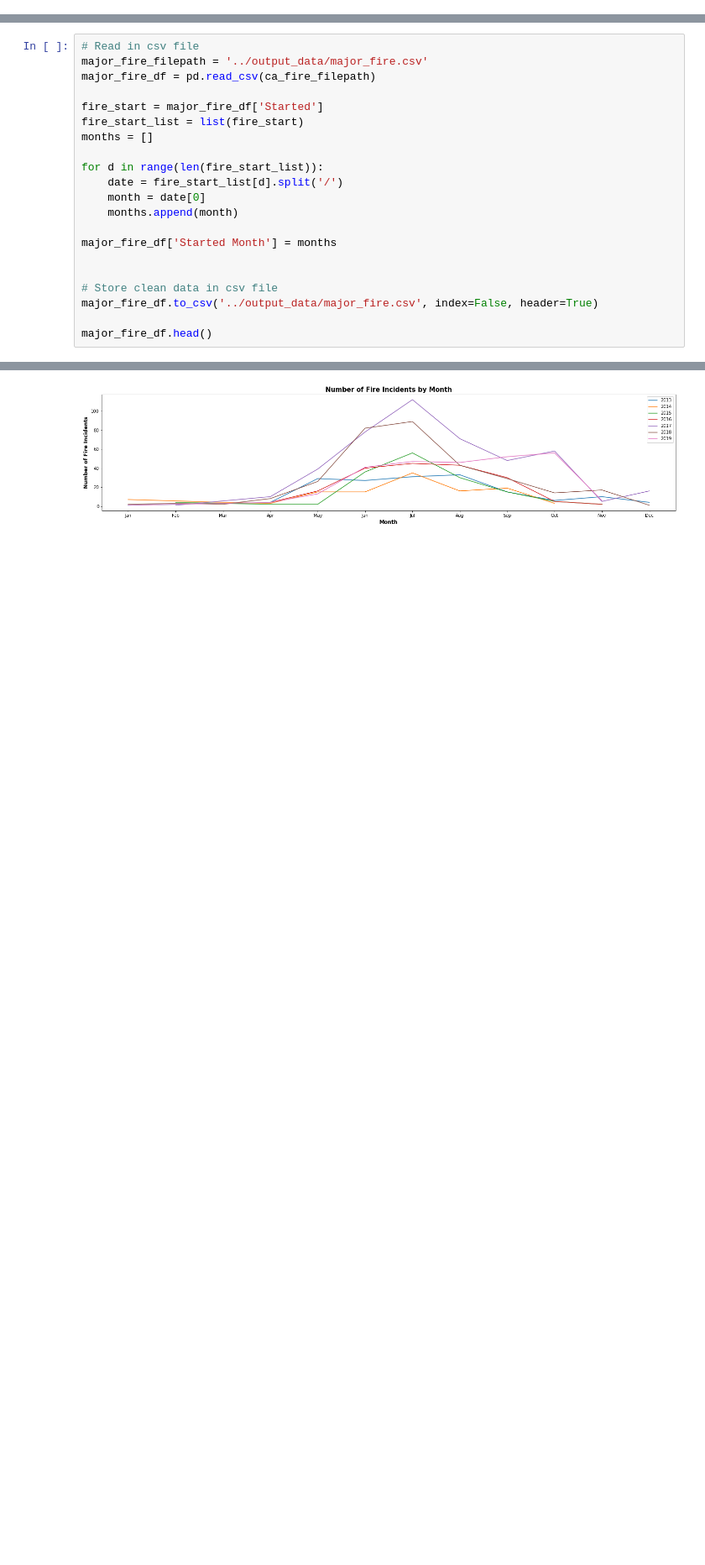
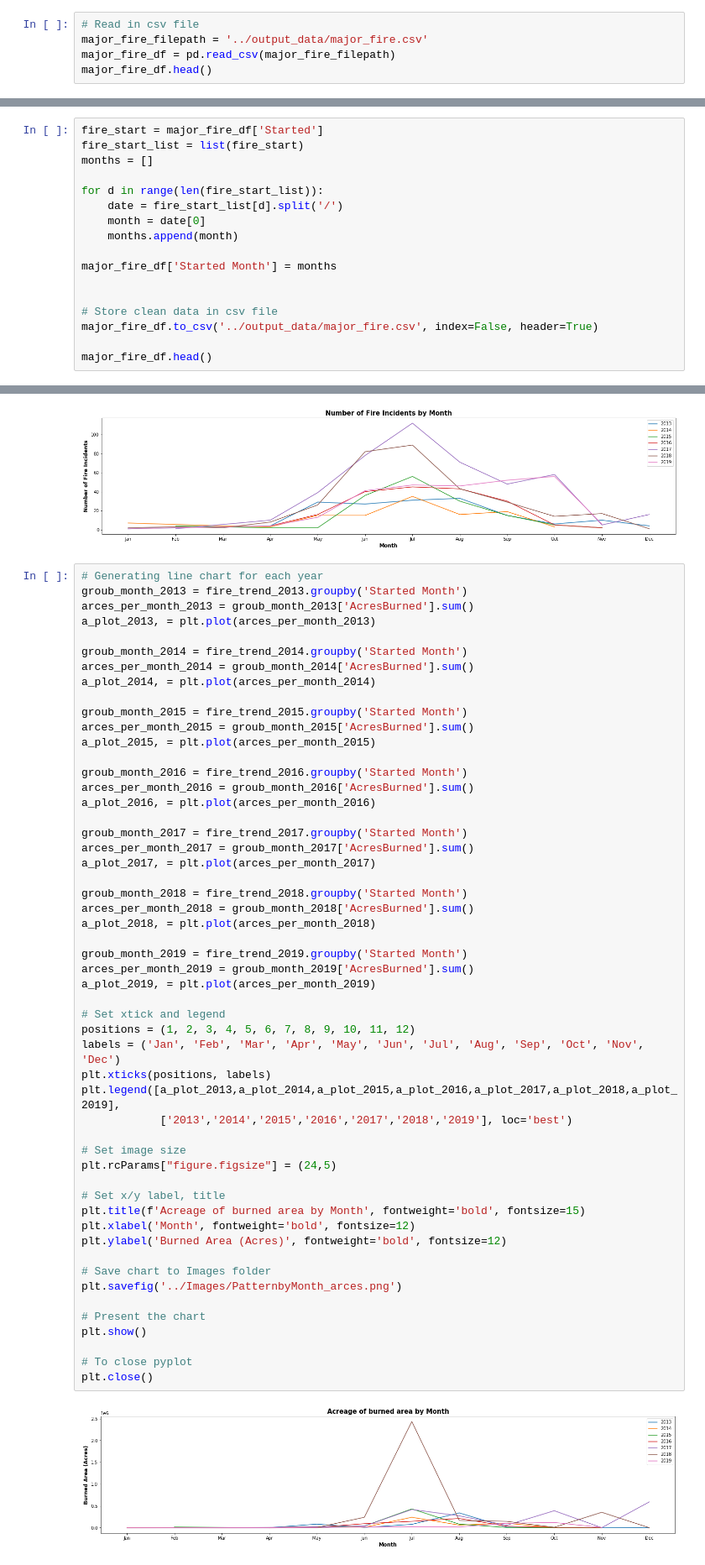
Before and after one commit to jump8621/data-project-I, a Jupyter notebook: ab/by_month/byMonth.ipynb, the cells around one changed output, grey strips where cells are left out. Shown at 84% size. Saved outputs shown, nothing was run; the diff lists cells and outputs as text; blank space fills up the shorter version.

```diff
--- a/ab/by_month/byMonth.ipynb
+++ b/ab/by_month/byMonth.ipynb
@@ -11,3 +11,8 @@ from scipy.stats import linregress
 
 import warnings
 warnings.filterwarnings('ignore')
+# %%
+# Read in csv file
+major_fire_filepath = '../output_data/major_fire.csv'
+major_fire_df = pd.read_csv(major_fire_filepath)
+major_fire_df.head()
@@ -14,8 +29,4 @@ warnings.filterwarnings('ignore')
 # %%
-# Read in csv file
-major_fire_filepath = '../output_data/major_fire.csv'
-major_fire_df = pd.read_csv(ca_fire_filepath)
-
 fire_start = major_fire_df['Started']
 fire_start_list = list(fire_start)
 months = []
@@ -99,3 +110,58 @@ plt.show()
 plt.close()
 # %% [output]
 [figure]
+# %%
+# Generating line chart for each year
+groub_month_2013 = fire_trend_2013.groupby('Started Month')
+arces_per_month_2013 = groub_month_2013['AcresBurned'].sum()
+a_plot_2013, = plt.plot(arces_per_month_2013)
+
+groub_month_2014 = fire_trend_2014.groupby('Started Month')
+arces_per_month_2014 = groub_month_2014['AcresBurned'].sum()
+a_plot_2014, = plt.plot(arces_per_month_2014)
+
+groub_month_2015 = fire_trend_2015.groupby('Started Month')
+arces_per_month_2015 = groub_month_2015['AcresBurned'].sum()
+a_plot_2015, = plt.plot(arces_per_month_2015)
+
+groub_month_2016 = fire_trend_2016.groupby('Started Month')
+arces_per_month_2016 = groub_month_2016['AcresBurned'].sum()
+a_plot_2016, = plt.plot(arces_per_month_2016)
+
+groub_month_2017 = fire_trend_2017.groupby('Started Month')
+arces_per_month_2017 = groub_month_2017['AcresBurned'].sum()
+a_plot_2017, = plt.plot(arces_per_month_2017)
+
+groub_month_2018 = fire_trend_2018.groupby('Started Month')
+arces_per_month_2018 = groub_month_2018['AcresBurned'].sum()
+a_plot_2018, = plt.plot(arces_per_month_2018)
+
+groub_month_2019 = fire_trend_2019.groupby('Started Month')
+arces_per_month_2019 = groub_month_2019['AcresBurned'].sum()
+a_plot_2019, = plt.plot(arces_per_month_2019)
+
+# Set xtick and legend
+positions = (1, 2, 3, 4, 5, 6, 7, 8, 9, 10, 11, 12)
+labels = ('Jan', 'Feb', 'Mar', 'Apr', 'May', 'Jun', 'Jul', 'Aug', 'Sep', 'Oct', 'Nov', 'Dec')
+plt.xticks(positions, labels)
+plt.legend([a_plot_2013,a_plot_2014,a_plot_2015,a_plot_2016,a_plot_2017,a_plot_2018,a_plot_2019],
+            ['2013','2014','2015','2016','2017','2018','2019'], loc='best')
+
+# Set image size
+plt.rcParams["figure.figsize"] = (24,5)
+
+# Set x/y label, title
+plt.title(f'Acreage of burned area by Month', fontweight='bold', fontsize=15)
+plt.xlabel('Month', fontweight='bold', fontsize=12)
+plt.ylabel('Burned Area (Acres)', fontweight='bold', fontsize=12)
+
+# Save chart to Images folder
+plt.savefig('../Images/PatternbyMonth_arces.png')
+
+# Present the chart
+plt.show()
+
+# To close pyplot
+plt.close()
+# %% [output]
+[figure, added]
```
Also changed, not shown: parts of 2 cells of this notebook, 5 other files.
